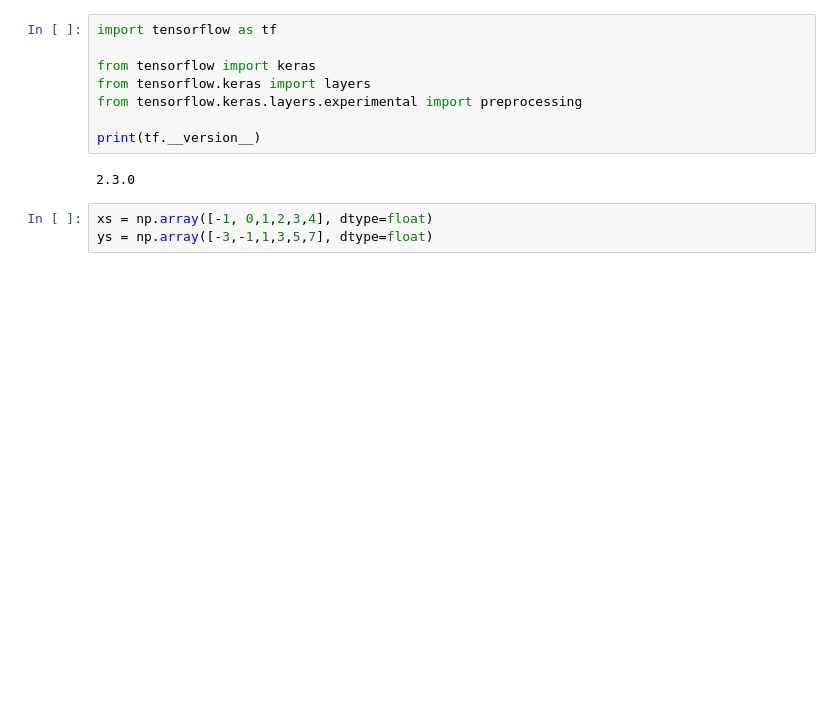
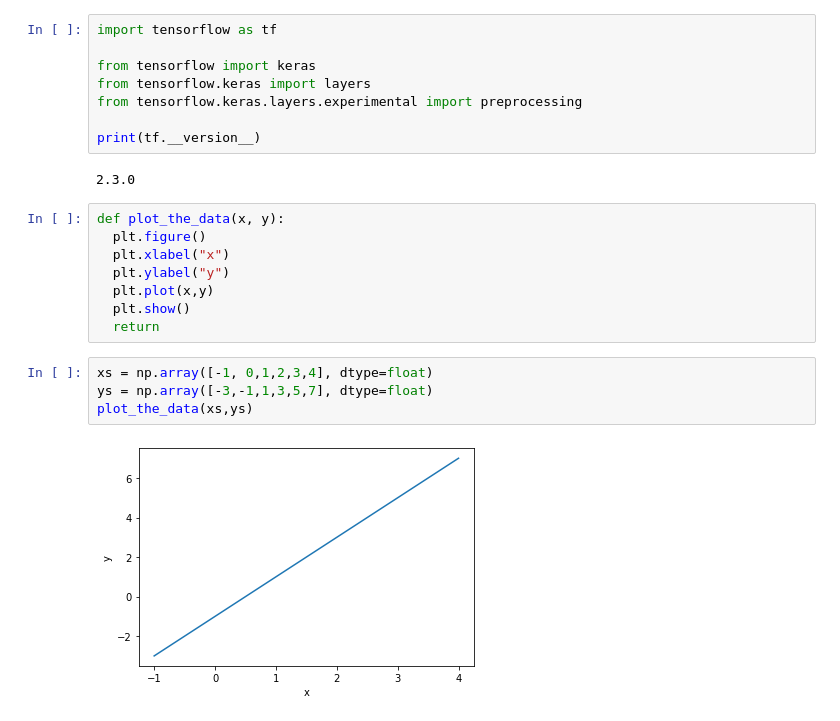
Before and after one commit to kjcoursera/TensorFlow, a Jupyter notebook: simple_network.ipynb, the cells around one changed output. Cells and saved outputs as stored; diff of their text form; blank space fills up the shorter version.

```diff
--- a/simple_network.ipynb
+++ b/simple_network.ipynb
@@ -19,7 +19,18 @@ from tensorflow.keras.layers.experimental import preprocessing
 print(tf.__version__)
 # %% [output]
 2.3.0
+# %%
+def plot_the_data(x, y):
+  plt.figure()
+  plt.xlabel("x")
+  plt.ylabel("y")
+  plt.plot(x,y)
+  plt.show()
+  return
 # %%
 xs = np.array([-1, 0,1,2,3,4], dtype=float)
 ys = np.array([-3,-1,1,3,5,7], dtype=float)
+plot_the_data(xs,ys)
+# %% [output]
+[figure, added]
 # %%
```
Also changed, not shown: parts of 5 cells of this notebook.
